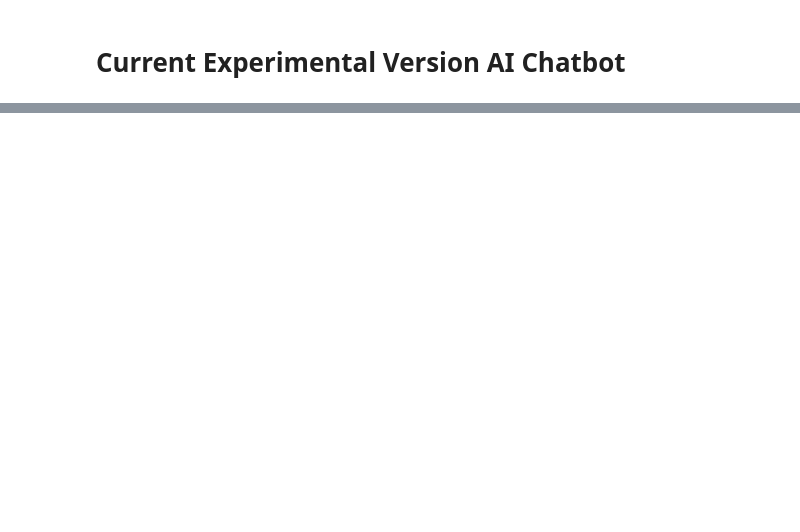
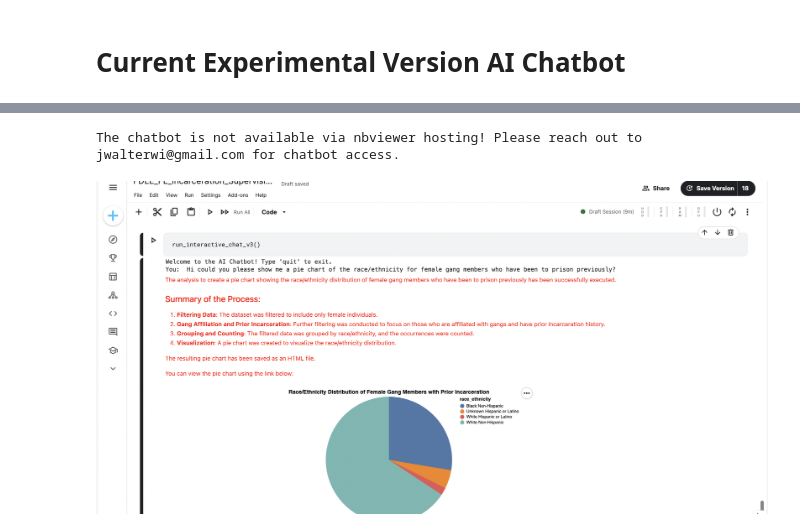
Before and after one commit to JohnWWise/FDLE_incarceration_supervision, a Jupyter notebook: fdle-fl-incarceration-supervision.ipynb, the cells around one changed output, grey strips where cells are left out. Saved outputs shown, nothing was run; the diff lists cells and outputs as text; code cells hidden in the pictures; blank space fills up the shorter version.

Commit message:
Kaggle Notebook | FDLE_FL_Incarceration_Supervision | Version 21

```diff
--- a/fdle-fl-incarceration-supervision.ipynb
+++ b/fdle-fl-incarceration-supervision.ipynb
@@ -2343,0 +2333,9 @@ print('')
+# %%
+print('The chatbot is not available via nbviewer hosting! Please reach out to jwalterwi@gmail.com for chatbot access.')
+# %% [output]
+The chatbot is not available via nbviewer hosting! Please reach out to jwalterwi@gmail.com for chatbot access.
+# %%
+# Display of interactive chat screenshot to demonstrate functionality (though it still needs a great deal of tranining):
+display(Image(filename='/kaggle/input/screenshot-chat/Screenshot 2024-07-27 at 4.43.11PM.png'))
+# %% [output]
+[figure, added]
```
Also changed, not shown: parts of 9 cells of this notebook.
